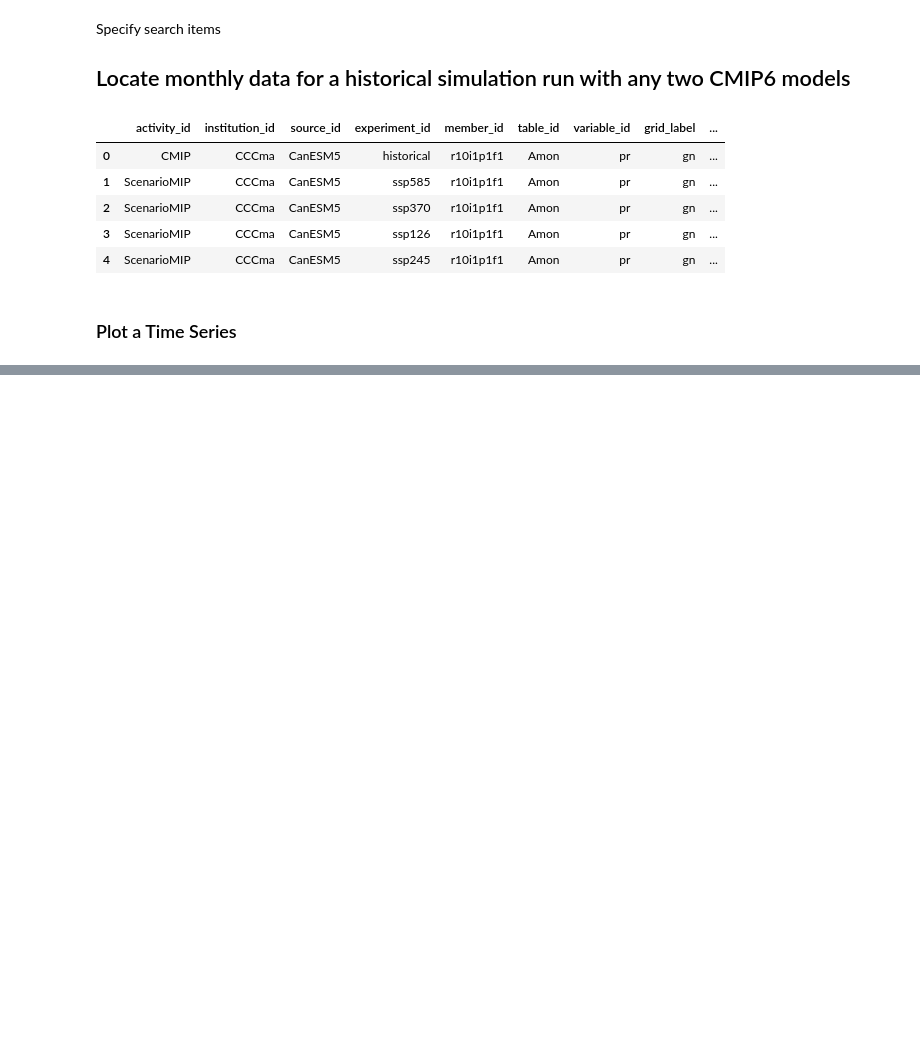
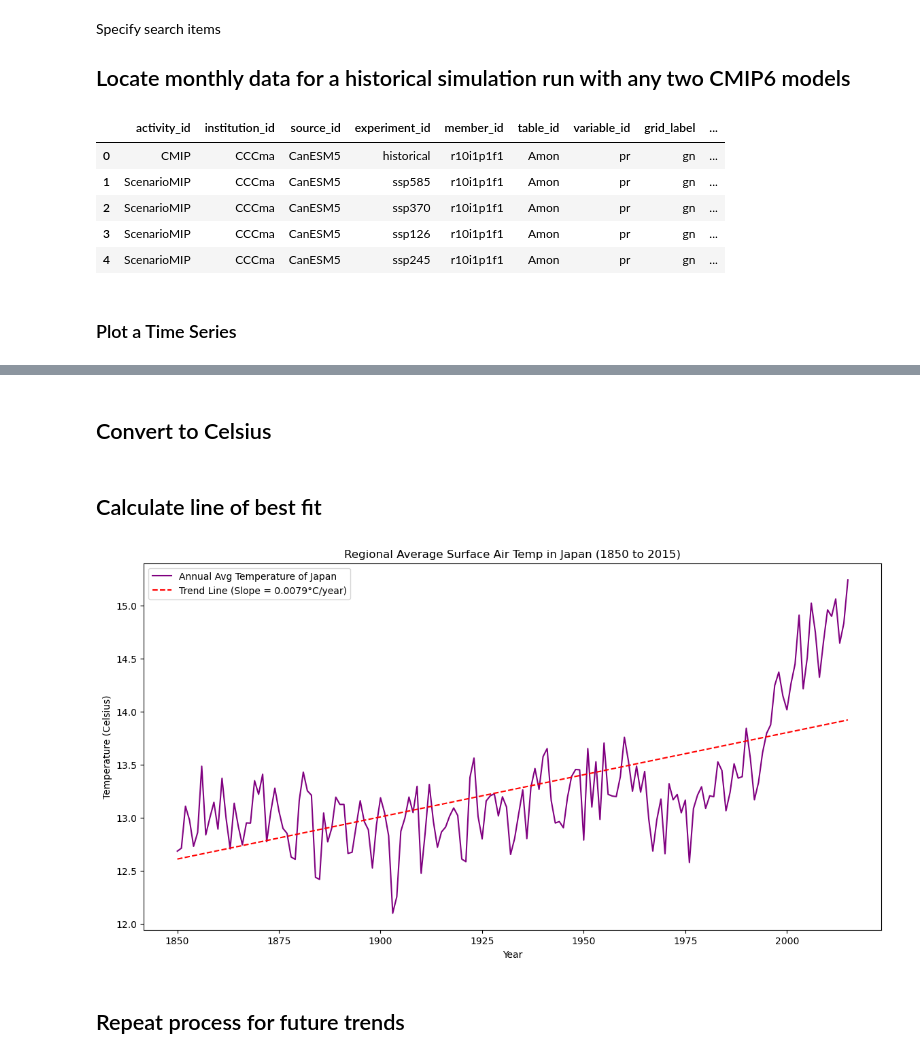
Before and after one commit to bgrazda/climate-modeling-hw1, a Jupyter notebook: hw1.ipynb, the cells around one changed output, grey strips where cells are left out. Cells and saved outputs as stored; diff of their text form; code cells hidden in the pictures; blank space fills up the shorter version.

```diff
--- a/hw1.ipynb
+++ b/hw1.ipynb
@@ -113,0 +344,4 @@ plt.show()
+# %%
+# Logical mask for time periods
+tas_jp = tas_jp.sel(time=(tas_jp.time >= cftime.DatetimeNoLeap(1850, 1, 1)) &
+                           (tas_jp.time <= cftime.DatetimeNoLeap(2015, 12, 31)))
@@ -113,0 +356,28 @@ plt.show()
+# %%
+# Calculate annual mean
+annual_mean = tas_jp.groupby('time.year').mean()
+# %% [markdown]
+## Convert to Celsius
+# %%
+annual_mean = annual_mean - 273.15
+# %% [markdown]
+## Calculate line of best fit
+# %%
+# Calculate best-fit parameters for the linear polynomial fit of temperature to year
+x = np.polyfit(annual_mean.year, annual_mean, 1)
+
+# Generate a polynomial object using those best-fit parameters
+trend_line = np.poly1d(x)
+# %%
+fig, ax = plt.subplots(figsize=(14,7))
+ax.plot(annual_mean.year, annual_mean, label= 'Annual Avg Temperature of Japan', color='purple')
+ax.plot(annual_mean.year, trend_line(annual_mean.year), color='red', linestyle='--', label=f'Trend Line (Slope = {x[0]:.4f}°C/year)')
+ax.set_title('Regional Average Surface Air Temp in Japan (1850 to 2015)')
+ax.set_xlabel('Year')
+ax.set_ylabel('Temperature (Celsius)')
+ax.legend()
+plt.show()
+# %% [output]
+[figure, added]
+# %% [markdown]
+## Repeat process for future trends
```
Also changed, not shown: parts of 30 cells of this notebook.
